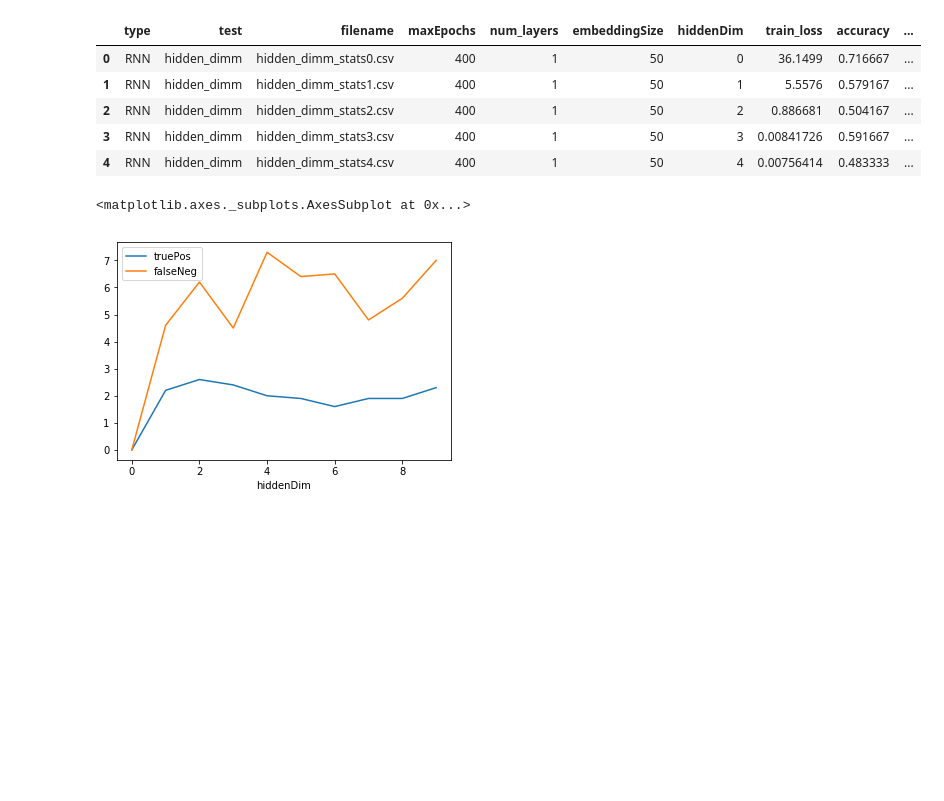
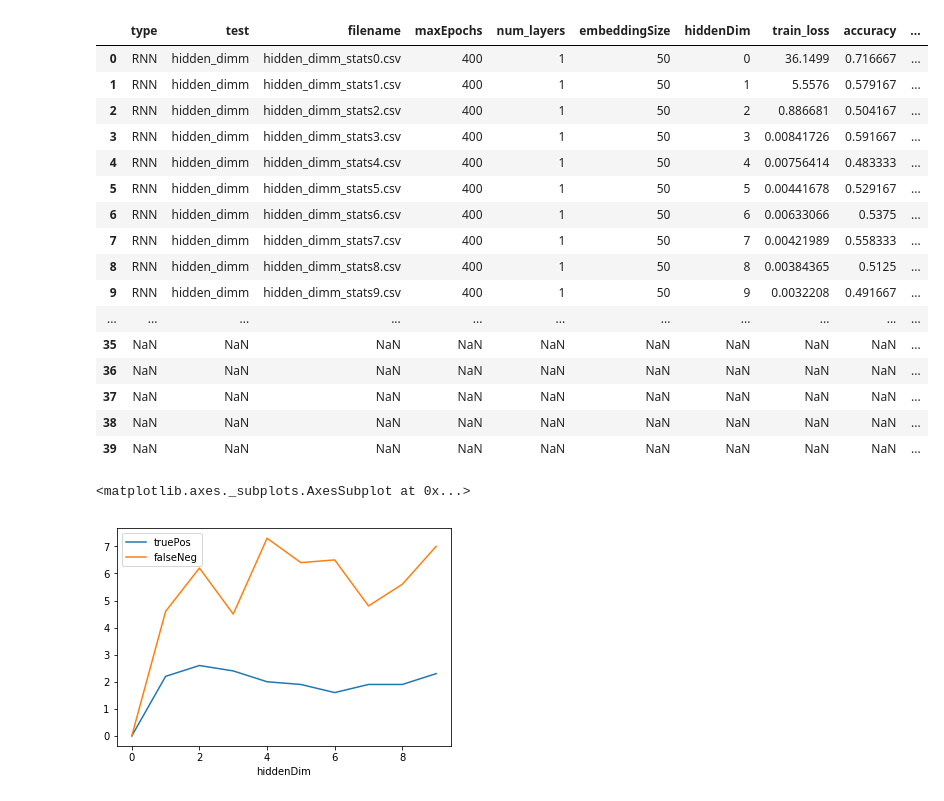
Before and after one commit to ac4649/datalogue_challenge, a Jupyter notebook: runStatsViewer.ipynb, the cells around one changed output. Saved outputs shown, nothing was run; the diff lists cells and outputs as text; code cells hidden in the pictures; blank space fills up the shorter version.

```diff
--- a/runStatsViewer.ipynb
+++ b/runStatsViewer.ipynb
@@ -94,14 +94,25 @@ for file in filenames:
 
     i = i+1
 # %%
-stats.head()
+stats
 # %% [output]
 |  | type | test | filename | maxEpochs | num_layers | embeddingSize | hiddenDim | train_loss | accuracy | ... |
 | 0 | RNN | hidden_dimm | hidden_dimm_stats0.csv | 400 | 1 | 50 | 0 | 36.1499 | 0.716667 | ... |
 | 1 | RNN | hidden_dimm | hidden_dimm_stats1.csv | 400 | 1 | 50 | 1 | 5.5576 | 0.579167 | ... |
 | 2 | RNN | hidden_dimm | hidden_dimm_stats2.csv | 400 | 1 | 50 | 2 | 0.886681 | 0.504167 | ... |
 | 3 | RNN | hidden_dimm | hidden_dimm_stats3.csv | 400 | 1 | 50 | 3 | 0.00841726 | 0.591667 | ... |
 | 4 | RNN | hidden_dimm | hidden_dimm_stats4.csv | 400 | 1 | 50 | 4 | 0.00756414 | 0.483333 | ... |
+| 5 | RNN | hidden_dimm | hidden_dimm_stats5.csv | 400 | 1 | 50 | 5 | 0.00441678 | 0.529167 | ... |
+| 6 | RNN | hidden_dimm | hidden_dimm_stats6.csv | 400 | 1 | 50 | 6 | 0.00633066 | 0.5375 | ... |
+| 7 | RNN | hidden_dimm | hidden_dimm_stats7.csv | 400 | 1 | 50 | 7 | 0.00421989 | 0.558333 | ... |
+| 8 | RNN | hidden_dimm | hidden_dimm_stats8.csv | 400 | 1 | 50 | 8 | 0.00384365 | 0.5125 | ... |
+| 9 | RNN | hidden_dimm | hidden_dimm_stats9.csv | 400 | 1 | 50 | 9 | 0.0032208 | 0.491667 | ... |
+| ... | ... | ... | ... | ... | ... | ... | ... | ... | ... | ... |
+| 35 | NaN | NaN | NaN | NaN | NaN | NaN | NaN | NaN | NaN | ... |
+| 36 | NaN | NaN | NaN | NaN | NaN | NaN | NaN | NaN | NaN | ... |
+| 37 | NaN | NaN | NaN | NaN | NaN | NaN | NaN | NaN | NaN | ... |
+| 38 | NaN | NaN | NaN | NaN | NaN | NaN | NaN | NaN | NaN | ... |
+| 39 | NaN | NaN | NaN | NaN | NaN | NaN | NaN | NaN | NaN | ... |
 # %%
 # plt = stats[stats['test'] == 'sum']['truePos'].plot() # create sub-plots for
 # stats.groupby('test').plot(x='n_estimators',y=['truePos','falsePos'])
```
Also changed, not shown: 10 other files.
